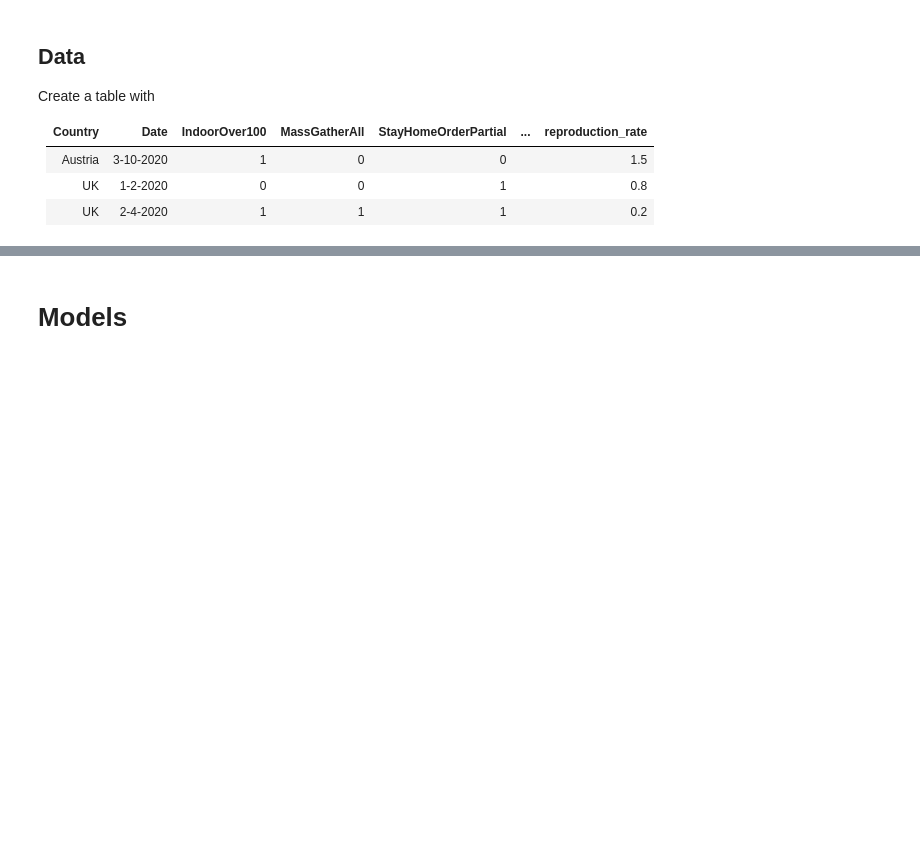
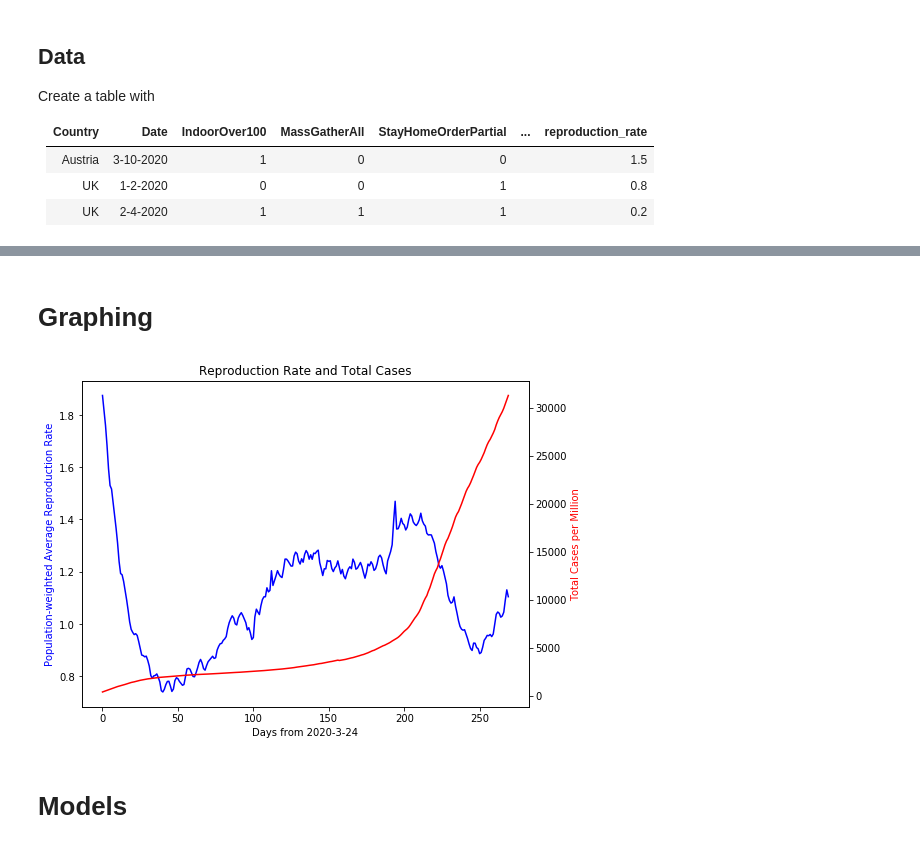
Before and after one commit to evilpegasus/datathon-spring-2021, a Jupyter notebook: model_reproduction_rate.ipynb, the cells around one changed output, grey strips where cells are left out. Saved outputs shown, nothing was run; the diff lists cells and outputs as text; code cells hidden in the pictures; blank space fills up the shorter version.

```diff
--- a/model_reproduction_rate.ipynb
+++ b/model_reproduction_rate.ipynb
@@ -101,2 +101,26 @@ df.head()
+# %% [markdown]
+# Graphing
+# %%
+fig = plt.figure(figsize=(8,6))
+
+ax1 = fig.add_subplot()
+
+plt.xticks()
+ax1.set_xlabel('Days from 2020-3-24')
+ax1.set_ylabel("Population-weighted Average Reproduction Rate", color = "blue")
+ax1.plot(df.groupby("date").mean()["t"], (df.groupby("date").mean()["eu_reproduction_rate"]), label = "Population-weighted mean reproduction weight", color = "blue")
+
+# (df.groupby("date").mean()["eu_reproduction_rate"] / max(df.groupby("date").mean()["eu_reproduction_rate"])).plot(label = "Population-weighted mean reproduction weight")
+# (df.groupby("date").mean()["total_cases_per_million"] / max(df.groupby("date").mean()["total_cases_per_million"])).plot(label = "Total cases by population")
+
+ax2 = ax1.twinx()  # instantiate a second axes that shares the same x-axis
+ax2.set_ylabel("Total Cases per Million", color = "red")
+ax2.plot(df.groupby("date").mean()["t"], (df.groupby("date").mean()["total_cases_per_million"]), label = "Total cases by population", color = "red")
+
+# ax1.legend()
+ax1.set_title("Reproduction Rate and Total Cases")
+plt.savefig("plots/reproduction_rate_and_total_cases.png")
+# %% [output]
+[figure, added]
 # %% [markdown]
 # Models
```
Also changed, not shown: parts of 11 cells of this notebook, 2 other files.
